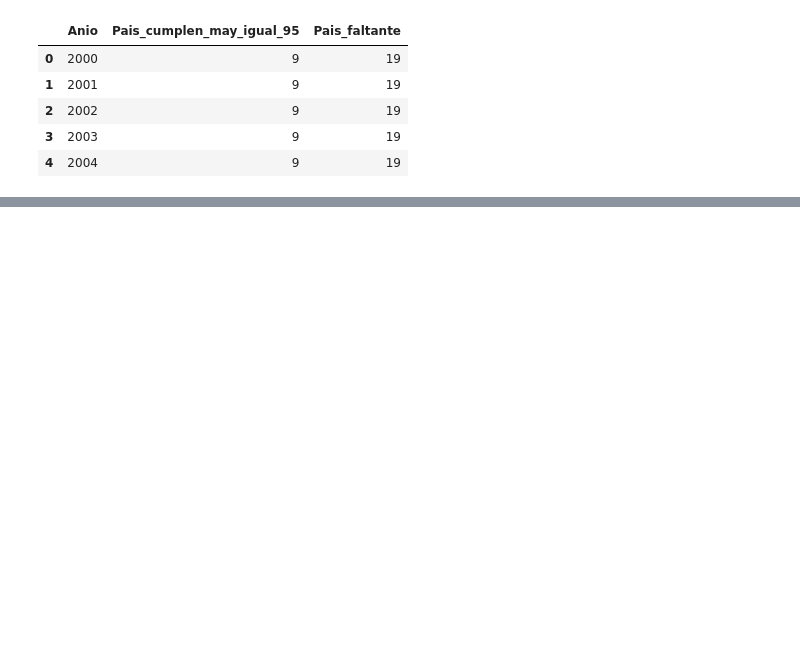
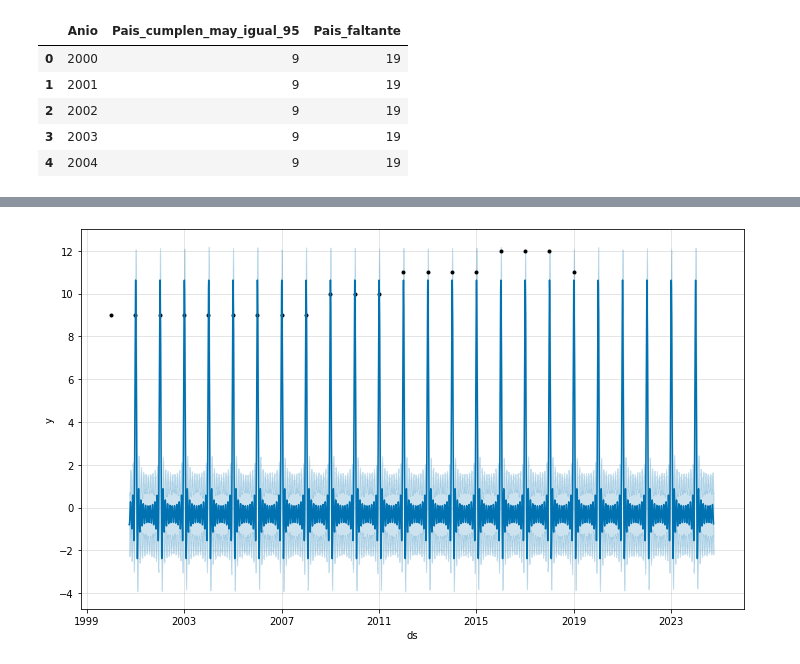
Before and after one commit to Gerardo3070/KPIS_vista, a Jupyter notebook: analisis.ipynb, the cells around one changed output, grey strips where cells are left out. Saved outputs shown, nothing was run; the diff lists cells and outputs as text; code cells hidden in the pictures; blank space fills up the shorter version.

```diff
--- a/analisis.ipynb
+++ b/analisis.ipynb
@@ -124,0 +283,5 @@ fig.show()
+# %%
+prueba=pd.DataFrame(list(zip(años,contenidos)), columns = ['ds','y'])
+# %%
+m = Prophet(growth='flat')
+m.fit(prueba)
@@ -124,0 +292,3 @@ fig.show()
+# %%
+future = m.make_future_dataframe(periods=20000)
+future.tail()
@@ -124,0 +302,3 @@ fig.show()
+# %%
+forecast = m.predict(future)
+forecast[['ds', 'yhat', 'yhat_lower', 'yhat_upper']].tail()
@@ -124,0 +328,4 @@ fig.show()
+# %%
+fig1 = m.plot(forecast[forecast.ds.between('2000-09-30', '2024-09-30')])
+# %% [output]
+[figure, added]
```
Also changed, not shown: parts of 21 cells of this notebook.
